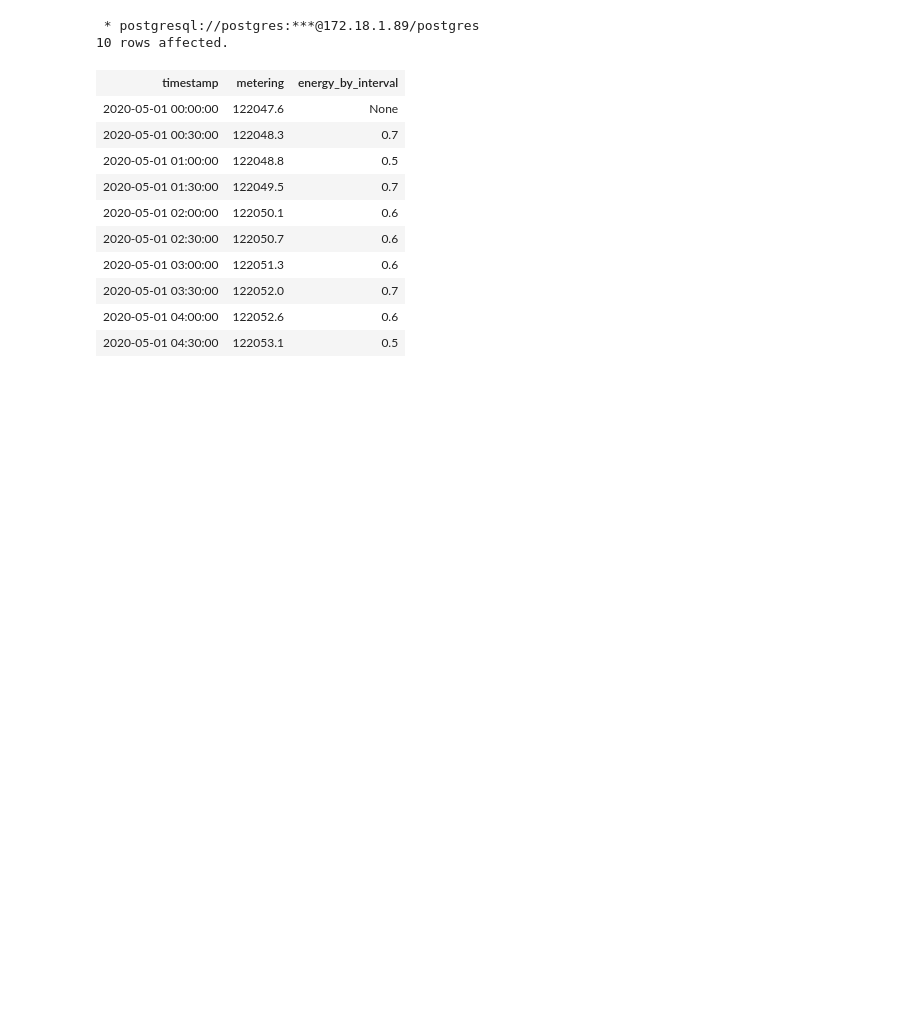
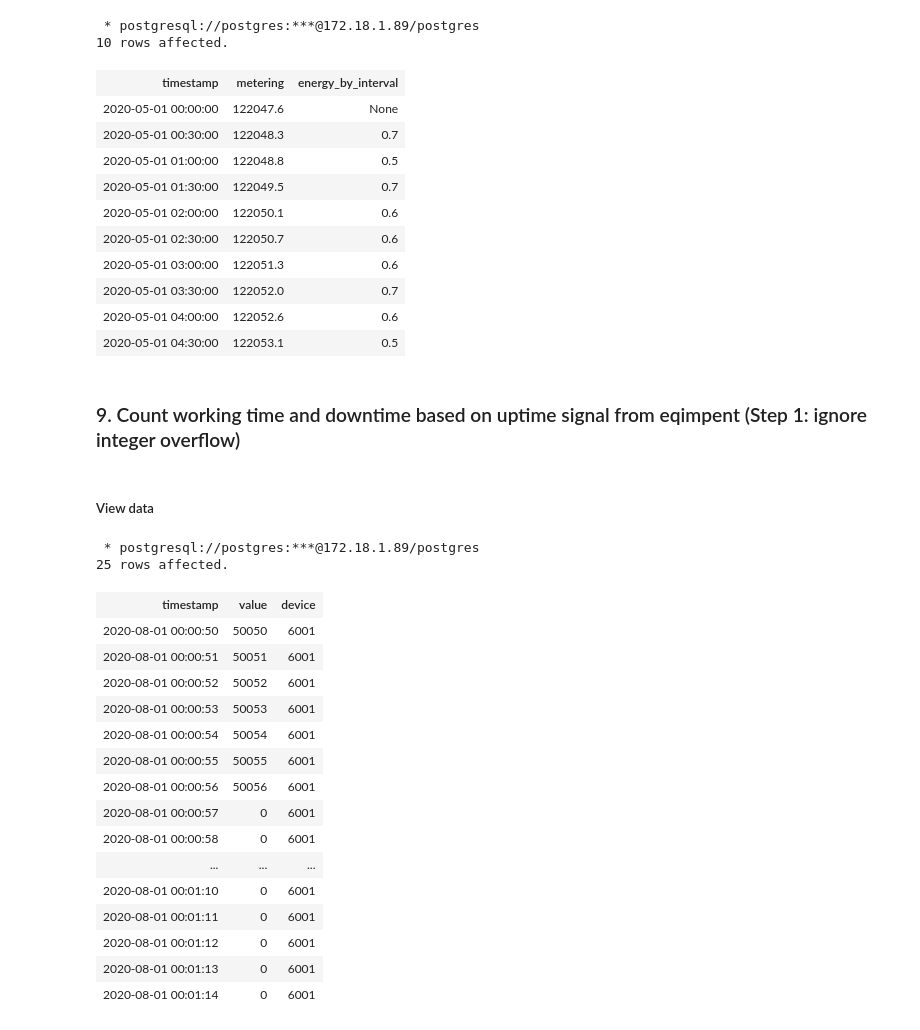
Before and after one commit to dimandms/sql_timeseries, a Jupyter notebook: lessons.ipynb, the cells around one changed output. Saved outputs shown, nothing was run; the diff lists cells and outputs as text; code cells hidden in the pictures; blank space fills up the shorter version.

Commit message:
count statuses

```diff
--- a/lessons.ipynb
+++ b/lessons.ipynb
@@ -444,3 +444,33 @@ limit 10;
 | 2020-05-01 03:30:00 | 122052.0 | 0.7 |
 | 2020-05-01 04:00:00 | 122052.6 | 0.6 |
 | 2020-05-01 04:30:00 | 122053.1 | 0.5 |
+# %% [markdown]
+### 9. Count working time and downtime based on uptime signal from eqimpent (Step 1: ignore integer overflow)
+# %% [markdown]
+##### View data
+# %%
+%%sql
+
+select *
+from uptime
+offset 50
+limit 25;
+# %% [output]
+ * postgresql://postgres:***@172.18.1.89/postgres
+25 rows affected.
+| timestamp | value | device |
+| 2020-08-01 00:00:50 | 50050 | 6001 |
+| 2020-08-01 00:00:51 | 50051 | 6001 |
+| 2020-08-01 00:00:52 | 50052 | 6001 |
+| 2020-08-01 00:00:53 | 50053 | 6001 |
+| 2020-08-01 00:00:54 | 50054 | 6001 |
+| 2020-08-01 00:00:55 | 50055 | 6001 |
+| 2020-08-01 00:00:56 | 50056 | 6001 |
+| 2020-08-01 00:00:57 | 0 | 6001 |
+| 2020-08-01 00:00:58 | 0 | 6001 |
+| ... | ... | ... |
+| 2020-08-01 00:01:10 | 0 | 6001 |
+| 2020-08-01 00:01:11 | 0 | 6001 |
+| 2020-08-01 00:01:12 | 0 | 6001 |
+| 2020-08-01 00:01:13 | 0 | 6001 |
+| 2020-08-01 00:01:14 | 0 | 6001 |
```
Also changed, not shown: parts of 2 cells of this notebook.
